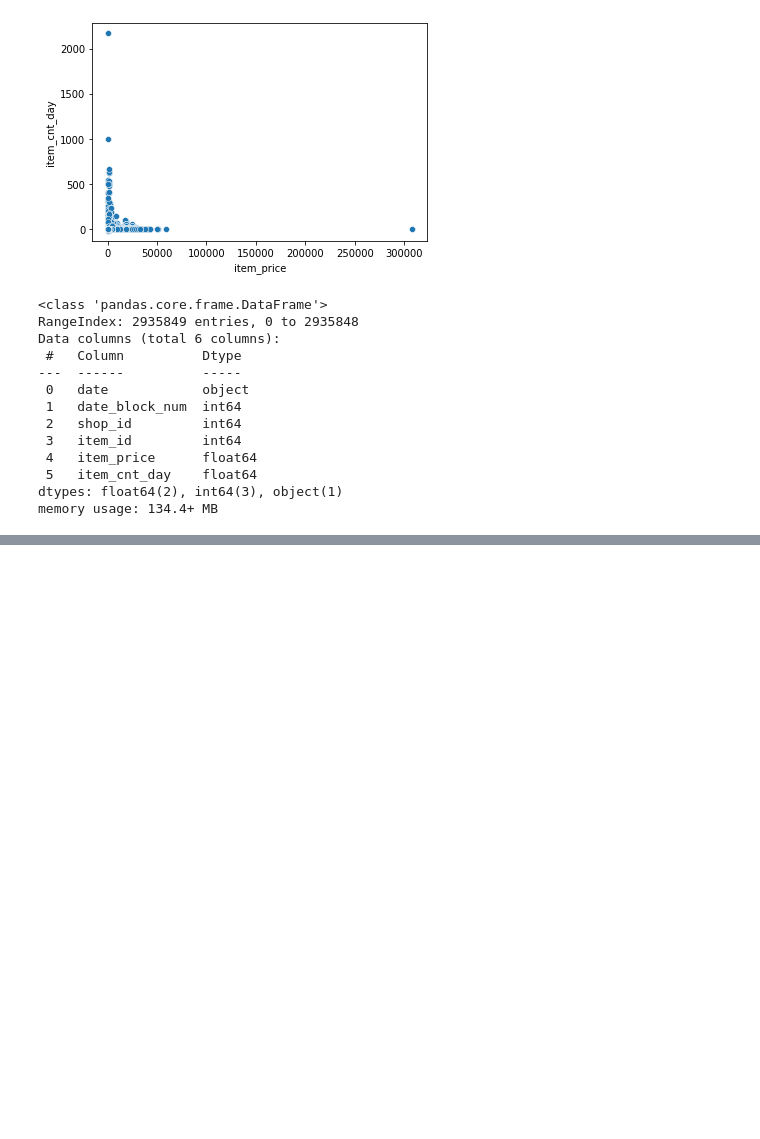
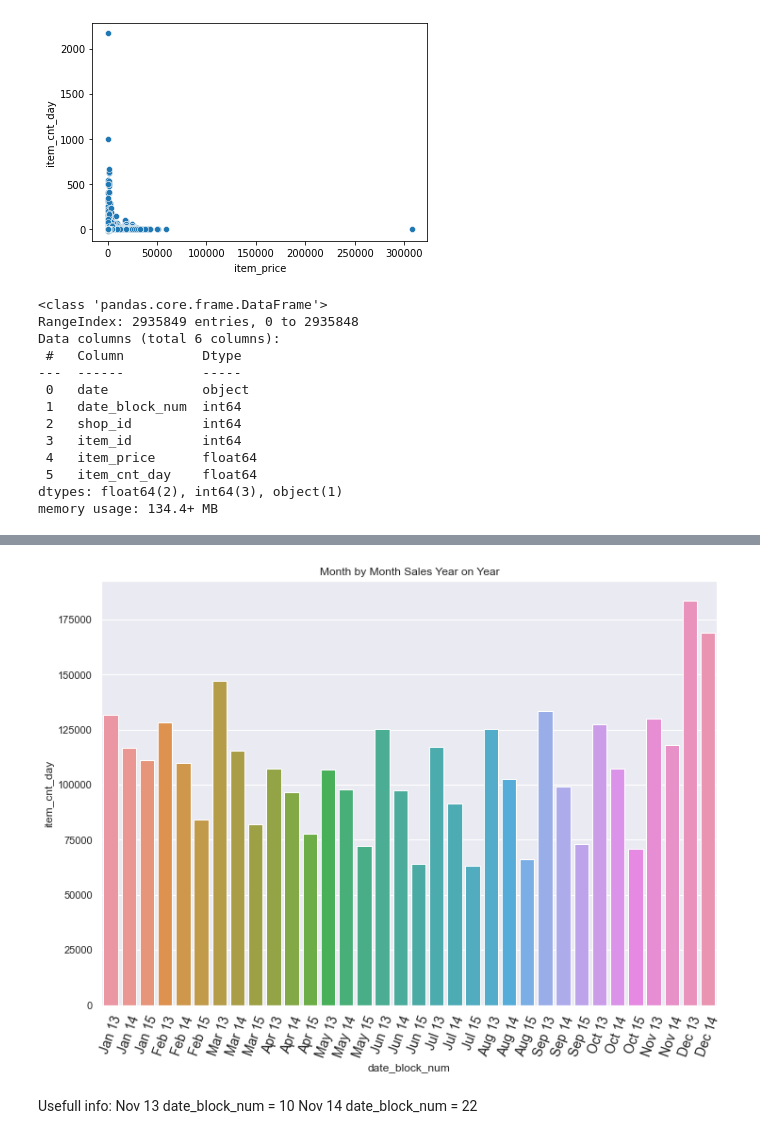
Before and after one commit to jobyid/Kaggle-Sales-Data, a Jupyter notebook: data_exploration.ipynb, the cells around one changed output, grey strips where cells are left out. Drawn from its saved outputs; the diff is of its cells as text; code cells hidden in the pictures; blank space fills up the shorter version.

```diff
--- a/data_exploration.ipynb
+++ b/data_exploration.ipynb
@@ -55,0 +67,17 @@ KernelInterrupted: Execution interrupted by the Jupyter kernel.
+# %%
+months['date_block_num']= months['date_block_num'].replace([0,12,24],[1.13,1.14,1.15]).replace([1,13,25],[2.13,2.14,2.15]).replace([2,14,26],[3.13,3.14,3.15]).replace([3,15,27],[4.13,4.14,4.15]).replace([4,16,28],[5.13,5.14,5.15]).replace([5,17,29],[6.13,6.14,6.15]).replace([6,18,30],[7.13,7.14,7.15]).replace([7,19,31],[8.13,8.14,8.15]).replace([8,20,32],[9.13,9.14,9.15]).replace([9,21,33],[10.13,10.14,10.15]).replace([10,22],[11.13,11.14]).replace([11,23],[12.13,12.14])
+
+jan = months[months['date_block_num'] < 2]
+feb = months[months['date_block_num'] < 3]
+mar = months[months['date_block_num'] < 4]
+# %%
+labels = ["Jan 13", "Jan 14", "Jan 15", "Feb 13", "Feb 14", "Feb 15", "Mar 13", "Mar 14", "Mar 15", "Apr 13", "Apr 14", "Apr 15","May 13", "May 14", "May 15", "Jun 13", "Jun 14", "Jun 15", "Jul 13", "Jul 14", "Jul 15", "Aug 13", "Aug 14", "Aug 15", "Sep 13", "Sep 14", "Sep 15", "Oct 13", "Oct 14","Oct 15", "Nov 13", "Nov 14", "Dec 13", "Dec 14"]
+bar = sns.barplot(data=months,x='date_block_num', y='item_cnt_day')
+plt.title("Month by Month Sales Year on Year")
+bar.set_xticklabels(labels, fontsize=14, rotation=70);
+# %% [output]
+[figure, added]
+# %% [markdown]
+Usefull info:
+ Nov 13 date_block_num = 10
+ Nov 14 date_block_num = 22
```
Also changed, not shown: parts of 15 cells of this notebook, 1 other file.
